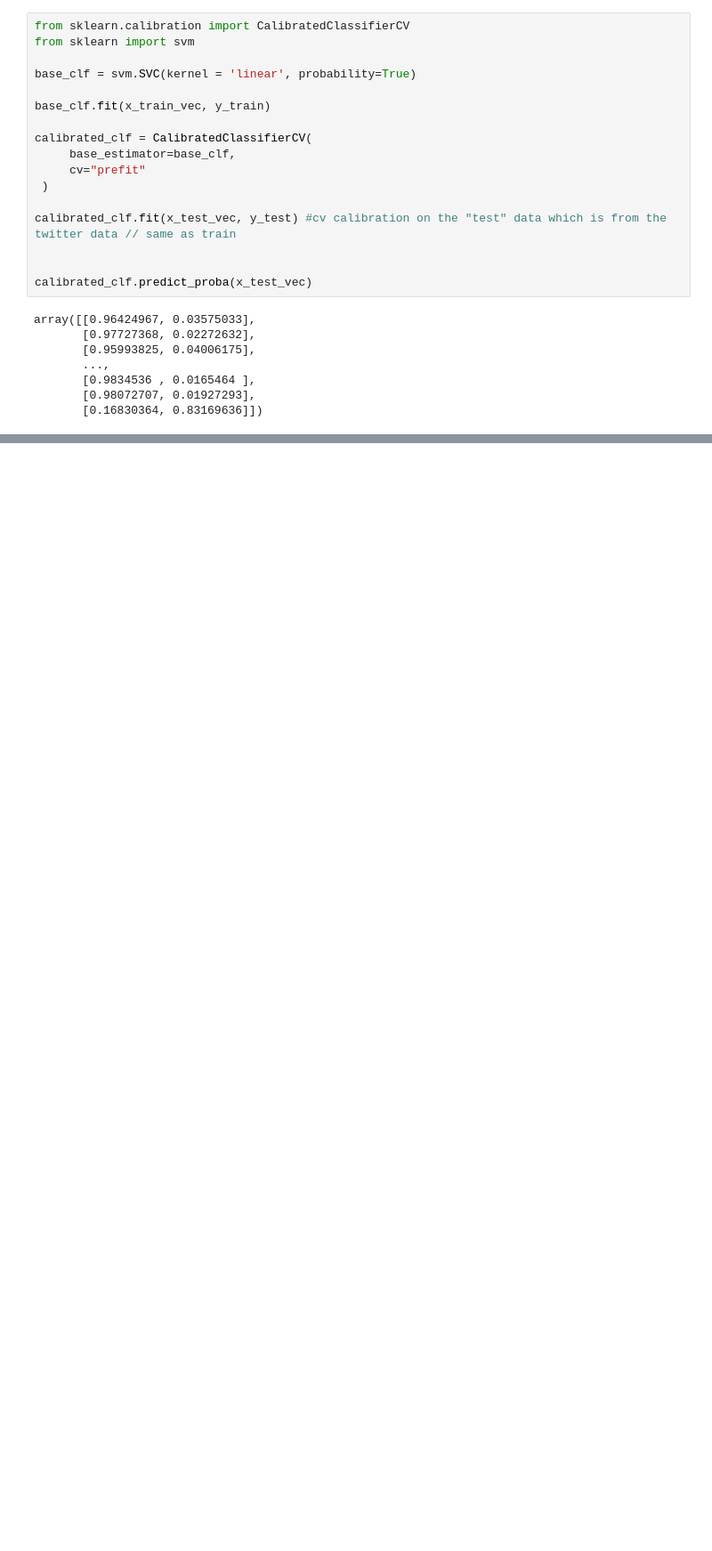
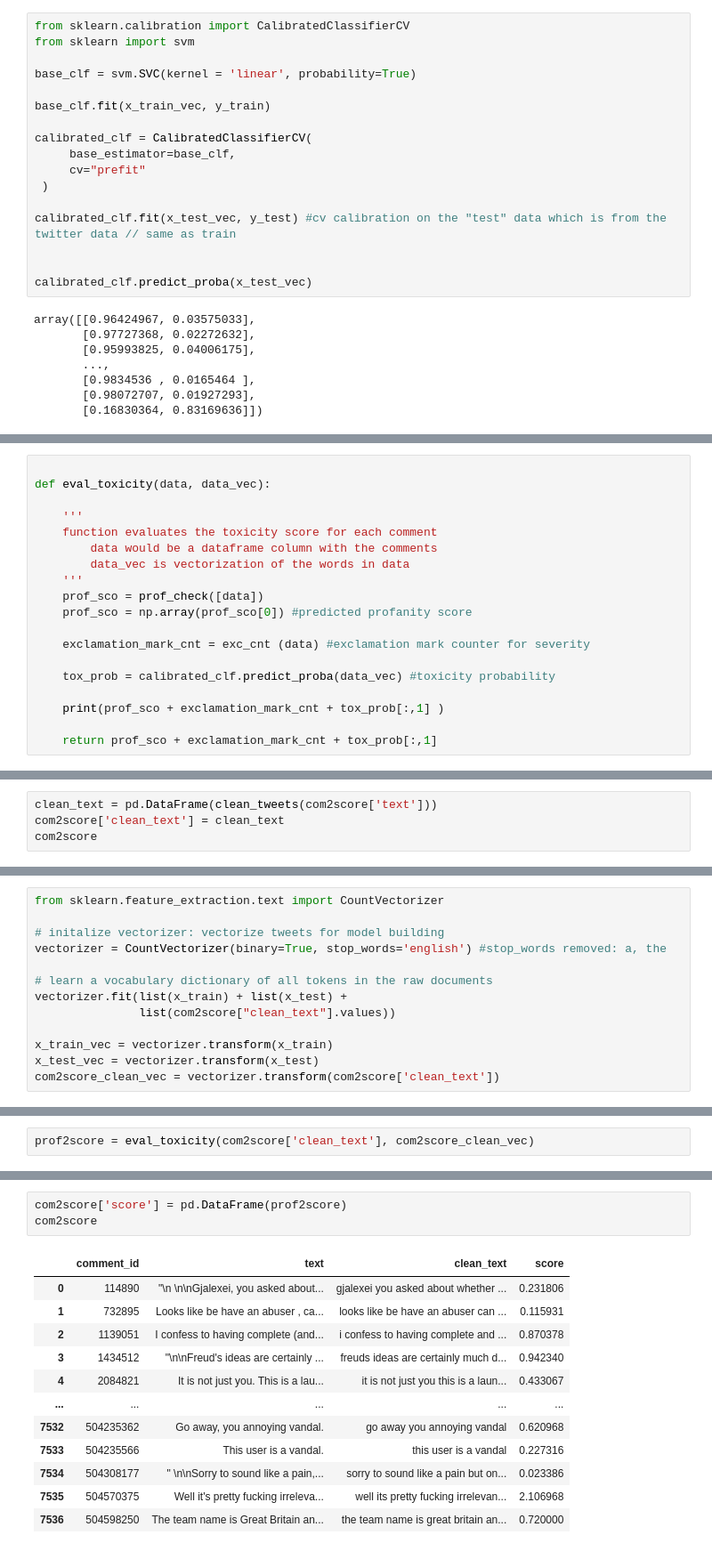
Before and after one commit to HahehaLing/Kaggle_ToxicityRater, a Jupyter notebook: offtheshelf.ipynb, the cells around one changed output, grey strips where cells are left out. Shown at 89% size. Saved outputs shown, nothing was run; the diff lists cells and outputs as text; blank space fills up the shorter version.

Commit message:
final offshelf-modified prediction

```diff
--- a/offtheshelf.ipynb
+++ b/offtheshelf.ipynb
@@ -309,0 +284,19 @@ pred_more = tox_prob_more[:,1] + exc_more + prof_more
+# %%
+
+def eval_toxicity(data, data_vec):
+
+    '''
+    function evaluates the toxicity score for each comment
+        data would be a dataframe column with the comments
+        data_vec is vectorization of the words in data
+    '''
+    prof_sco = prof_check([data])
+    prof_sco = np.array(prof_sco[0]) #predicted profanity score
+
+    exclamation_mark_cnt = exc_cnt (data) #exclamation mark counter for severity
+
+    tox_prob = calibrated_clf.predict_proba(data_vec) #toxicity probability
+
+    print(prof_sco + exclamation_mark_cnt + tox_prob[:,1] )
+
+    return prof_sco + exclamation_mark_cnt + tox_prob[:,1]
@@ -364,0 +358,4 @@ plt.hist(pred_more - pred_less) #ideally should not have anything below 0 or at
+# %%
+clean_text = pd.DataFrame(clean_tweets(com2score['text']))
+com2score['clean_text'] = clean_text
+com2score
@@ -364,0 +376,13 @@ plt.hist(pred_more - pred_less) #ideally should not have anything below 0 or at
+# %%
+from sklearn.feature_extraction.text import CountVectorizer
+
+# initalize vectorizer: vectorize tweets for model building
+vectorizer = CountVectorizer(binary=True, stop_words='english') #stop_words removed: a, the
+
+# learn a vocabulary dictionary of all tokens in the raw documents
+vectorizer.fit(list(x_train) + list(x_test) +
+               list(com2score["clean_text"].values))
+
+x_train_vec = vectorizer.transform(x_train)
+x_test_vec = vectorizer.transform(x_test)
+com2score_clean_vec = vectorizer.transform(com2score['clean_text'])
@@ -364,0 +405,2 @@ plt.hist(pred_more - pred_less) #ideally should not have anything below 0 or at
+# %%
+prof2score = eval_toxicity(com2score['clean_text'], com2score_clean_vec)
@@ -364,0 +421,16 @@ plt.hist(pred_more - pred_less) #ideally should not have anything below 0 or at
+# %%
+com2score['score'] = pd.DataFrame(prof2score)
+com2score
+# %% [output]
+|  | comment_id | text | clean_text | score |
+| 0 | 114890 | "\n \n\nGjalexei, you asked about... | gjalexei you asked about whether ... | 0.231806 |
+| 1 | 732895 | Looks like be have an abuser , ca... | looks like be have an abuser can ... | 0.115931 |
+| 2 | 1139051 | I confess to having complete (and... | i confess to having complete and ... | 0.870378 |
+| 3 | 1434512 | "\n\nFreud's ideas are certainly ... | freuds ideas are certainly much d... | 0.942340 |
+| 4 | 2084821 | It is not just you. This is a lau... | it is not just you this is a laun... | 0.433067 |
+| ... | ... | ... | ... | ... |
+| 7532 | 504235362 | Go away, you annoying vandal. | go away you annoying vandal | 0.620968 |
+| 7533 | 504235566 | This user is a vandal. | this user is a vandal | 0.227316 |
+| 7534 | 504308177 | " \n\nSorry to sound like a pain,... | sorry to sound like a pain but on... | 0.023386 |
+| 7535 | 504570375 | Well it's pretty fucking irreleva... | well its pretty fucking irrelevan... | 2.106968 |
+| 7536 | 504598250 | The team name is Great Britain an... | the team name is great britain an... | 0.720000 |
```
Also changed, not shown: parts of 23 cells of this notebook, 1 other file.
